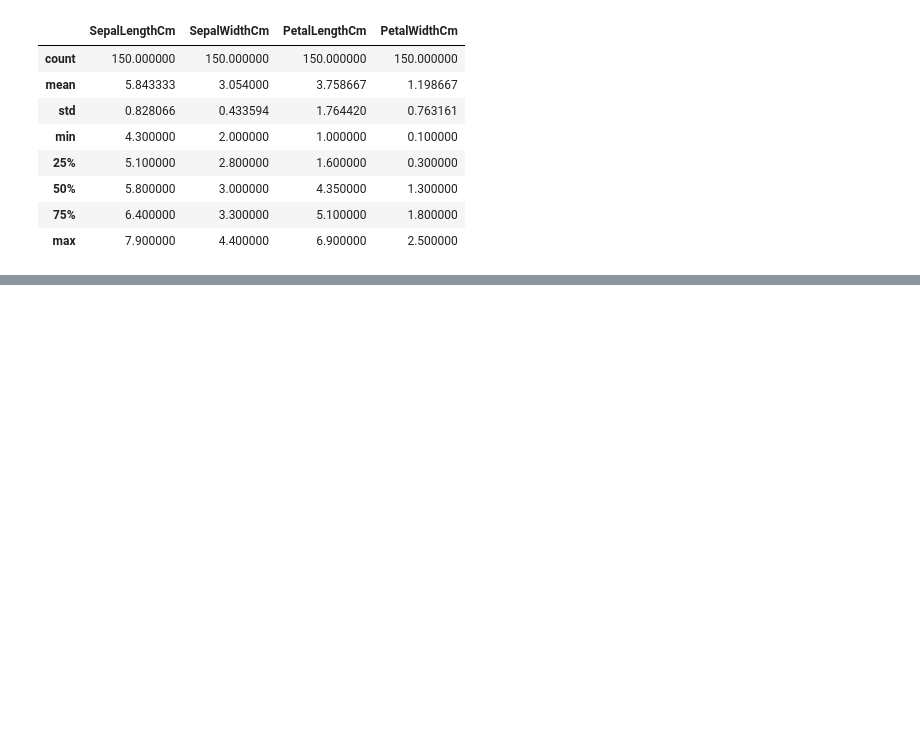
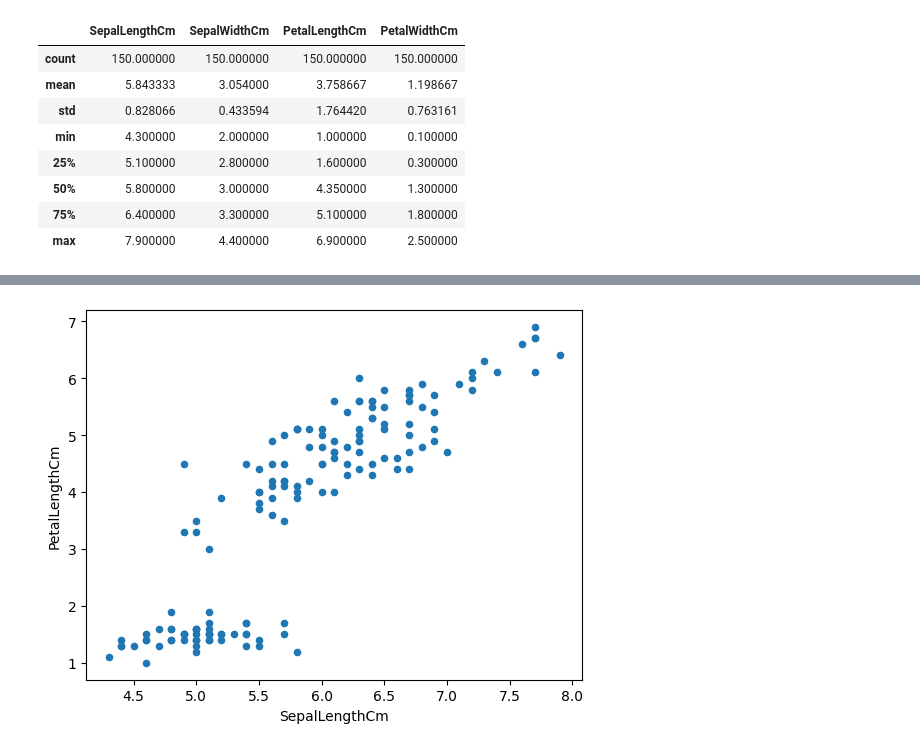
Before and after one commit to labib1910024/Python_Basic, a Jupyter notebook: eda_iris.ipynb, the cells around one changed output, grey strips where cells are left out. Saved outputs shown, nothing was run; the diff lists cells and outputs as text; code cells hidden in the pictures; blank space fills up the shorter version.

```diff
--- a/eda_iris.ipynb
+++ b/eda_iris.ipynb
@@ -67,0 +79,5 @@ df.describe()
+# %%
+df.plot(kind='scatter',x='SepalLengthCm',y='PetalLengthCm')
+plt.show()
+# %% [output]
+[figure, added]
```
Also changed, not shown: parts of 3 cells of this notebook.
